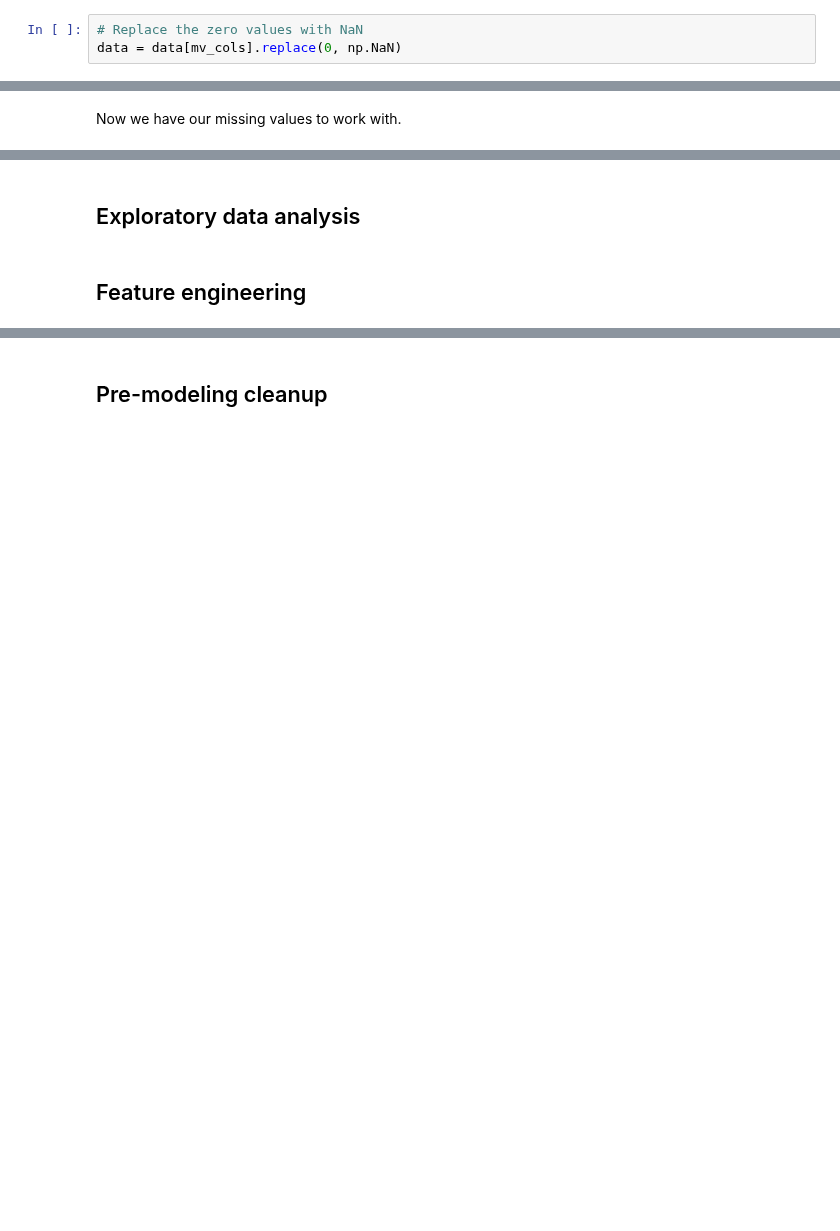
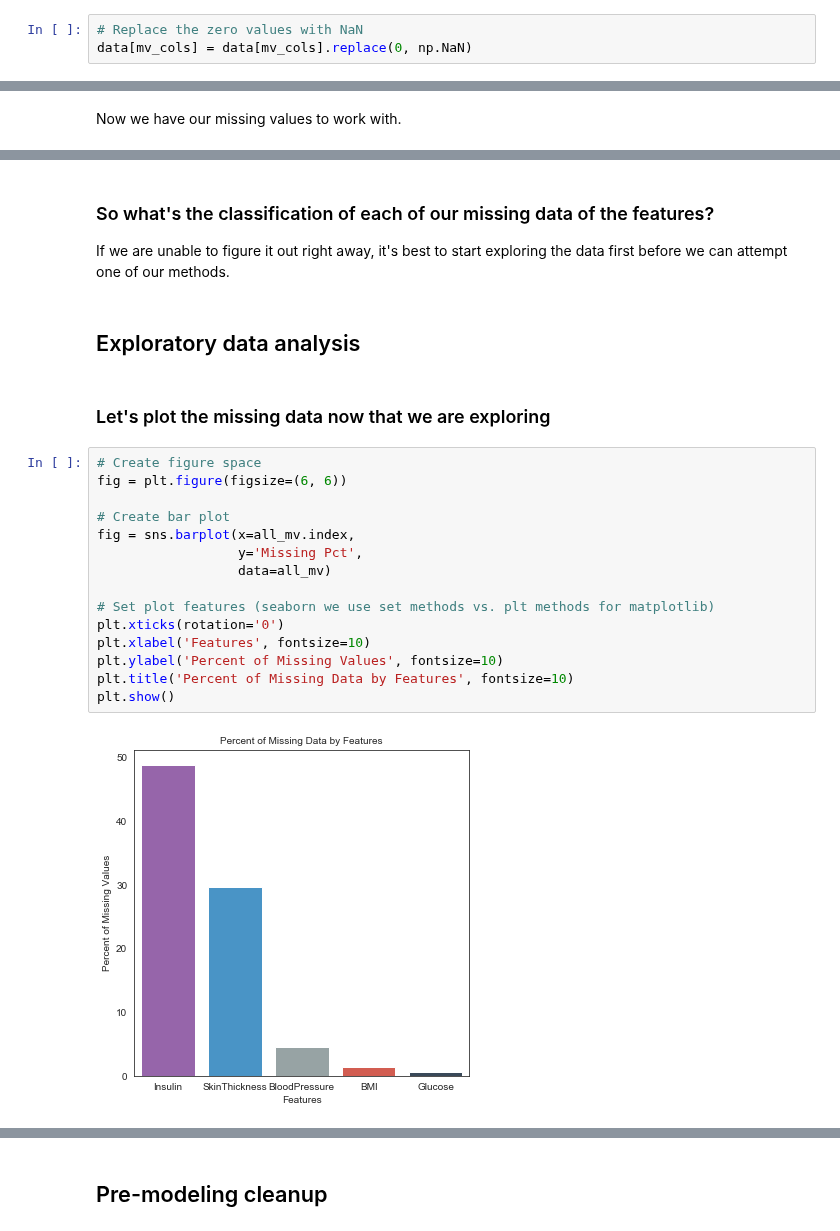
Before and after one commit to davidtnly/Python, a Jupyter notebook: MachineLearning/11-handling-missing-values-class-models.ipynb, the cells around one changed output, grey strips where cells are left out. Cells and saved outputs as stored; diff of their text form; blank space fills up the shorter version.

Commit message:
continued with notes on missing data then added plots at feature section

```diff
--- a/MachineLearning/11-handling-missing-values-class-models.ipynb
+++ b/MachineLearning/11-handling-missing-values-class-models.ipynb
@@ -410,7 +412,7 @@ __SkinThickness__ is another feature that is skeptical. How can thickness be zer
 The other 3 features: __glucose__, __blood pressure__, and __BMI__ are also all features that can't be zero based on human biology. For gluclose, low blood sugar (hypoglycemia) occurs in people with diabetes when the sugar (type of glucose) level drops below what the body needs to function normally. Unless those 5 patients were extremely sick during the time of the test then I would also consider this as a input error or missing value.
 # %%
 # Replace the zero values with NaN
-data = data[mv_cols].replace(0, np.NaN)
+data[mv_cols] = data[mv_cols].replace(0, np.NaN)
 # %%
 # Count the NaN values, they should be the same
 data.isnull().sum()
@@ -484,7 +496,28 @@ __Summary: Possible solutions__
     - Use the inplace parameter, if True, do operation inplace and return None
     - Use the axis parameter, drop labels from the index level(then 0) or column level (then 1)
 6. Use business acumen to figure out values
+# %% [markdown]
+### So what's the classification of each of our missing data of the features?
+
+If we are unable to figure it out right away, it's best to start exploring the data first before we can attempt one of our methods.
 # %% [markdown]
 ## Exploratory data analysis
-# %% [markdown]
-## Feature engineering
+# %% [markdown]
+### Let's plot the missing data now that we are exploring
+# %%
+# Create figure space
+fig = plt.figure(figsize=(6, 6))
+
+# Create bar plot
+fig = sns.barplot(x=all_mv.index,
+                  y='Missing Pct',
+                  data=all_mv)
+
+# Set plot features (seaborn we use set methods vs. plt methods for matplotlib)
+plt.xticks(rotation='0')
+plt.xlabel('Features', fontsize=10)
+plt.ylabel('Percent of Missing Values', fontsize=10)
+plt.title('Percent of Missing Data by Features', fontsize=10)
+plt.show()
+# %% [output]
+[figure, added]
```
Also changed, not shown: parts of 32 cells of this notebook.
